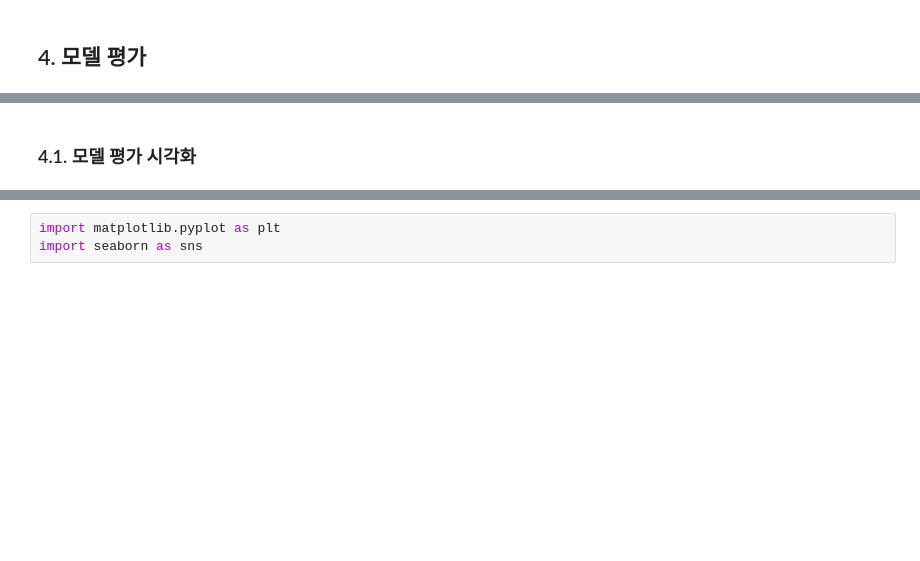
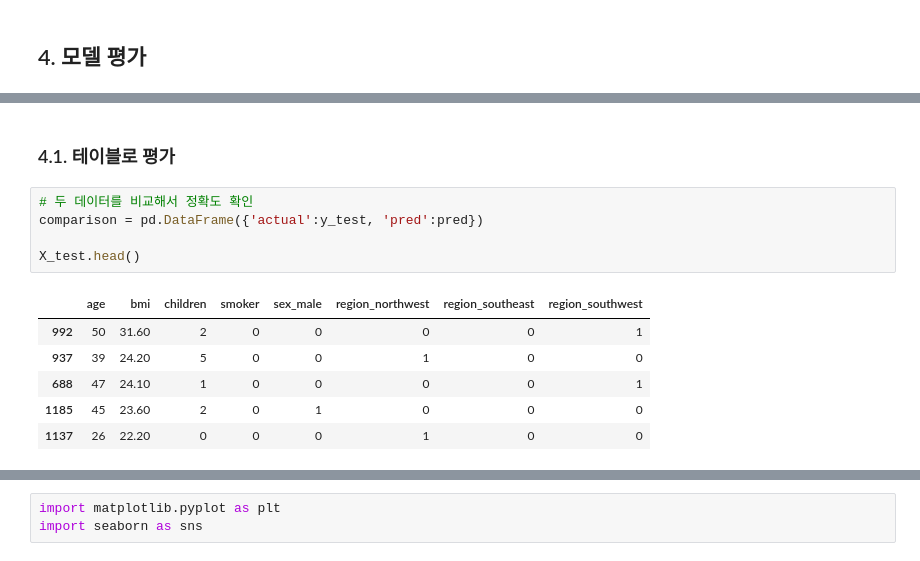
Before and after one commit to dev-EthanJ/Basic_ML_DL, a Jupyter notebook: 20221107_ML_선형회귀.ipynb, the cells around one changed output, grey strips where cells are left out. Drawn from its saved outputs; the diff is of its cells as text; blank space fills up the shorter version.

```diff
--- a/20221107_ML_선형회귀.ipynb
+++ b/20221107_ML_선형회귀.ipynb
@@ -341,2 +378,14 @@ comparison
 # %% [markdown]
-### 4.1. 모델 평가 시각화
+### 4.1. 테이블로 평가
+# %%
+# 두 데이터를 비교해서 정확도 확인
+comparison = pd.DataFrame({'actual':y_test, 'pred':pred})
+
+X_test.head()
+# %% [output]
+|  | age | bmi | children | smoker | sex_male | region_northwest | region_southeast | region_southwest |
+| 992 | 50 | 31.60 | 2 | 0 | 0 | 0 | 0 | 1 |
+| 937 | 39 | 24.20 | 5 | 0 | 0 | 1 | 0 | 0 |
+| 688 | 47 | 24.10 | 1 | 0 | 0 | 0 | 0 | 1 |
+| 1185 | 45 | 23.60 | 2 | 0 | 1 | 0 | 0 | 0 |
+| 1137 | 26 | 22.20 | 0 | 0 | 0 | 1 | 0 | 0 |
```
Also changed, not shown: parts of 41 cells of this notebook.
